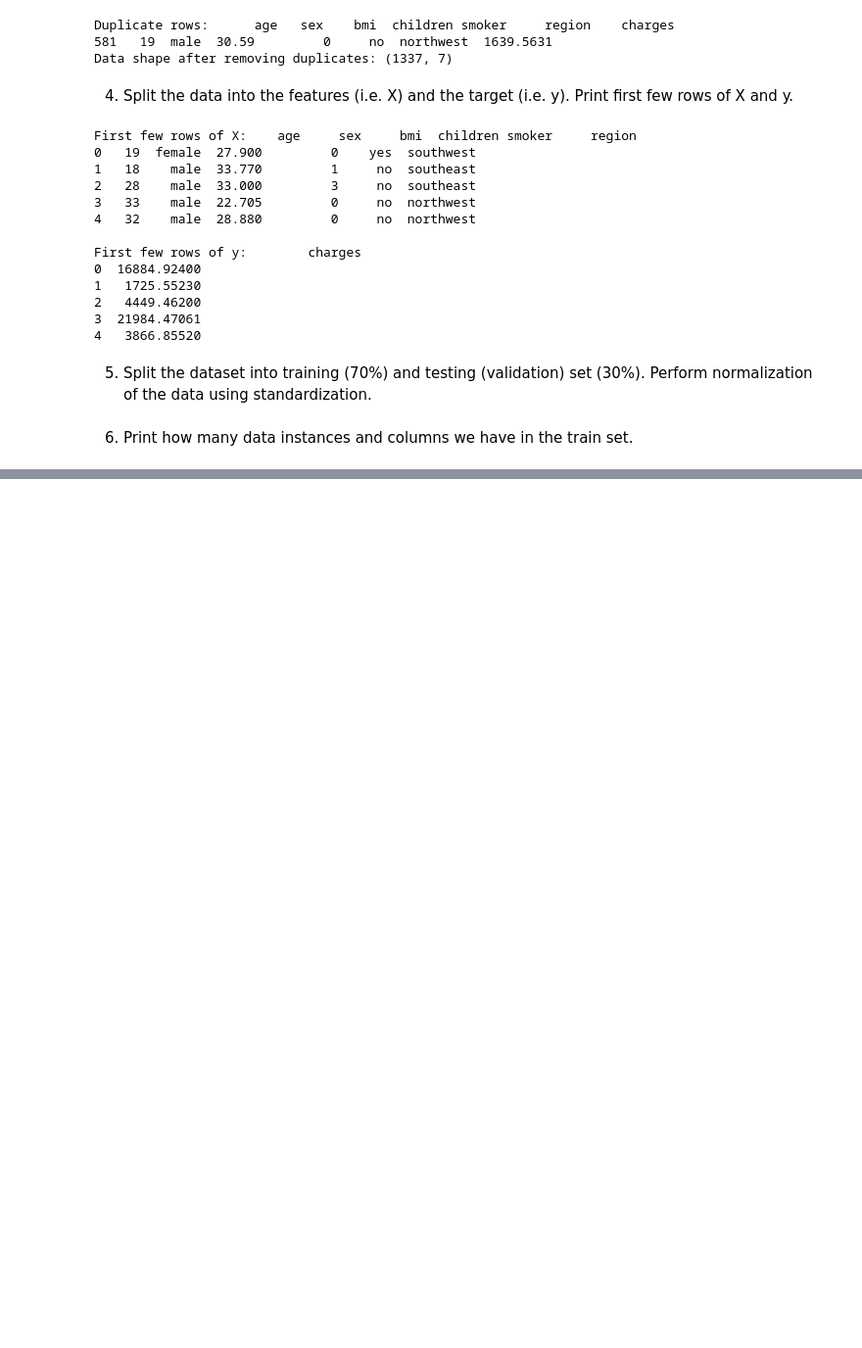
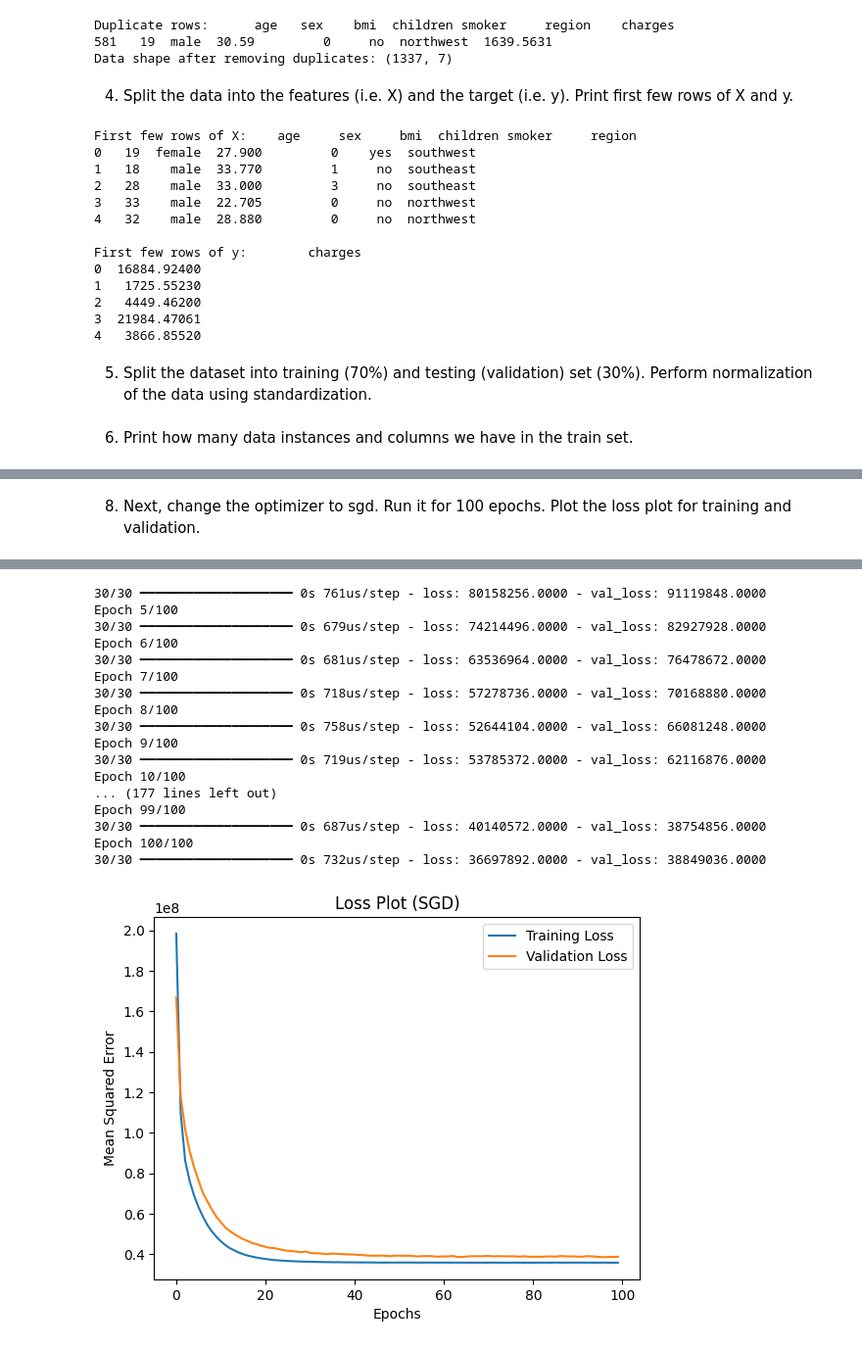
Before and after one commit to YaroslawBagriy/SEIS-764-Artificial-Intelligence-Assignment-1, a Jupyter notebook: Assign1.ipynb, the cells around one changed output, grey strips where cells are left out. Shown at 98% size. Drawn from its saved outputs; the diff is of its cells as text; code cells hidden in the pictures; blank space fills up the shorter version.

```diff
--- a/Assign1.ipynb
+++ b/Assign1.ipynb
@@ -100,0 +153,20 @@ print("Number of columns in X_train:", X_train_scaled.shape[1])
+# %% [markdown]
+8. Next, change the optimizer to sgd. Run it for 100 epochs. Plot the loss plot for training and validation.
+# %%
+model_sgd = Sequential([
+    Dense(1, input_dim=X_train.shape[1], activation='linear')
+])
+
+model_sgd.compile(optimizer=SGD(), loss='mean_squared_error')
+
+r_sgd = model_sgd.fit(X_train, y_train, validation_data=(X_test, y_test), epochs=100)
+
+# Plot training and validation loss
+plt.plot(r_sgd.history['loss'], label='Training Loss')
+plt.plot(r_sgd.history['val_loss'], label='Validation Loss')
+plt.title("Loss Plot (SGD)")
+plt.xlabel("Epochs")
+plt.ylabel("Mean Squared Error")
+plt.legend()
+plt.show()
+# %% [output]
@@ -100,0 +181,18 @@ print("Number of columns in X_train:", X_train_scaled.shape[1])
+30/30 ━━━━━━━━━━━━━━━━━━━━ 0s 761us/step - loss: 80158256.0000 - val_loss: 91119848.0000
+Epoch 5/100
+30/30 ━━━━━━━━━━━━━━━━━━━━ 0s 679us/step - loss: 74214496.0000 - val_loss: 82927928.0000
+Epoch 6/100
+30/30 ━━━━━━━━━━━━━━━━━━━━ 0s 681us/step - loss: 63536964.0000 - val_loss: 76478672.0000
+Epoch 7/100
+30/30 ━━━━━━━━━━━━━━━━━━━━ 0s 718us/step - loss: 57278736.0000 - val_loss: 70168880.0000
+Epoch 8/100
+30/30 ━━━━━━━━━━━━━━━━━━━━ 0s 758us/step - loss: 52644104.0000 - val_loss: 66081248.0000
+Epoch 9/100
+30/30 ━━━━━━━━━━━━━━━━━━━━ 0s 719us/step - loss: 53785372.0000 - val_loss: 62116876.0000
+Epoch 10/100
+... (177 lines left out)
+Epoch 99/100
+30/30 ━━━━━━━━━━━━━━━━━━━━ 0s 687us/step - loss: 40140572.0000 - val_loss: 38754856.0000
+Epoch 100/100
+30/30 ━━━━━━━━━━━━━━━━━━━━ 0s 732us/step - loss: 36697892.0000 - val_loss: 38849036.0000
+[figure, added]
```
Also changed, not shown: parts of 6 cells of this notebook.
